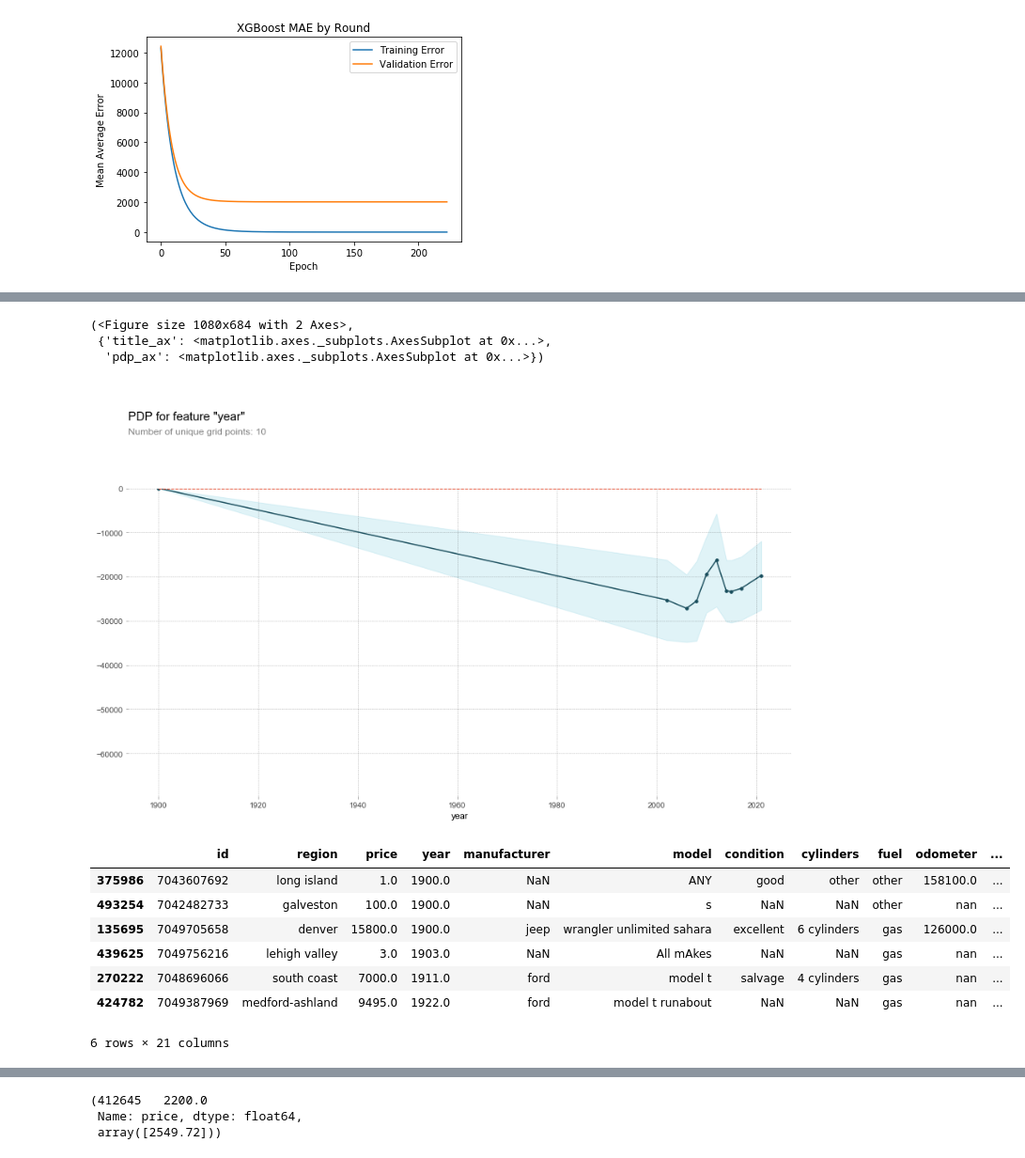
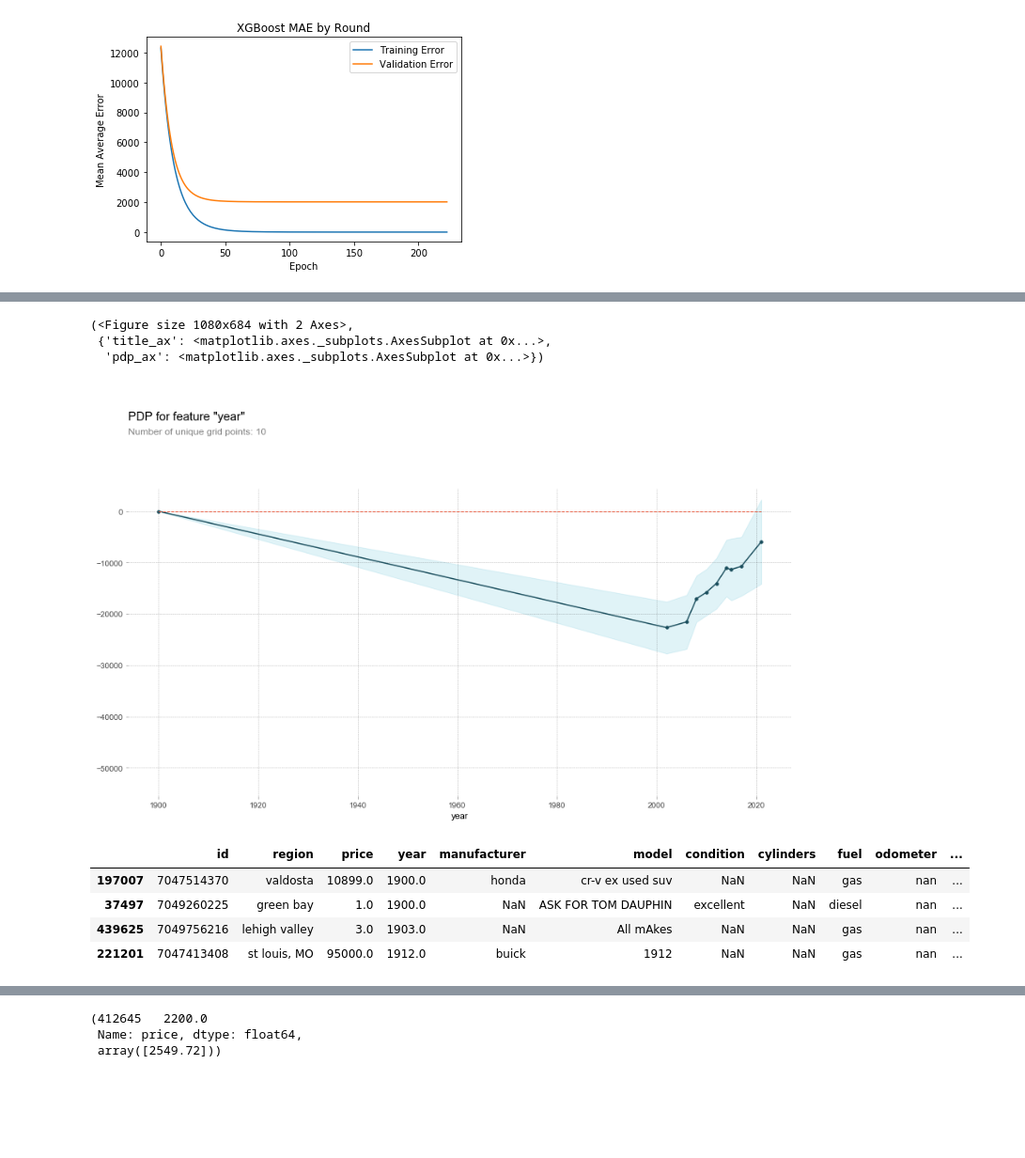
Before and after one commit to JonNData/used-car-predictor, a Jupyter notebook: notebooks/Used_cars_Build.ipynb, the cells around one changed output, grey strips where cells are left out. Shown: that part at 94% size. Cells and saved outputs as stored; diff of their text form; code cells hidden in the pictures; blank space fills up the shorter version.

```diff
--- a/notebooks/Used_cars_Build.ipynb
+++ b/notebooks/Used_cars_Build.ipynb
@@ -622,11 +645,13 @@ eli5.show_weights(
 # %%
 # x Make at least 1 partial dependence plot to explain your model.
 
+val_imp_df = pd.DataFrame(X_val_imputed, columns = X_val.columns)
 feature = 'year'
+
 isolated = pdp_isolate(
     model = pipeline,
-    dataset= X_val_imputed,
-    model_features= X_val_imputed.columns,
+    dataset= val_imp_df,
+    model_features= X_val.columns,
     feature = feature
 )
 pdp_plot(isolated, feature_name= feature)
@@ -636,19 +661,16 @@ pdp_plot(isolated, feature_name= feature)
 (<Figure size 1080x684 with 2 Axes>,
  {'title_ax': <matplotlib.axes._subplots.AxesSubplot at 0x...>,
   'pdp_ax': <matplotlib.axes._subplots.AxesSubplot at 0x...>})
-[figure, old version]
+[figure, new version]
 # %%
 # let's look at that old year
-val.sort_values(by='year').head(6)
+val.sort_values(by='year').head(4)
 # %% [output]
 |  | id | region | price | year | manufacturer | model | condition | cylinders | fuel | odometer | ... |
-| 375986 | 7043607692 | long island | 1.0 | 1900.0 | NaN | ANY | good | other | other | 158100.0 | ... |
-| 493254 | 7042482733 | galveston | 100.0 | 1900.0 | NaN | s | NaN | NaN | other | nan | ... |
-| 135695 | 7049705658 | denver | 15800.0 | 1900.0 | jeep | wrangler unlimited sahara | excellent | 6 cylinders | gas | 126000.0 | ... |
+| 197007 | 7047514370 | valdosta | 10899.0 | 1900.0 | honda | cr-v ex used suv | NaN | NaN | gas | nan | ... |
+| 37497 | 7049260225 | green bay | 1.0 | 1900.0 | NaN | ASK FOR TOM DAUPHIN | excellent | NaN | diesel | nan | ... |
 | 439625 | 7049756216 | lehigh valley | 3.0 | 1903.0 | NaN | All mAkes | NaN | NaN | gas | nan | ... |
-| 270222 | 7048696066 | south coast | 7000.0 | 1911.0 | ford | model t | salvage | 4 cylinders | gas | nan | ... |
-| 424782 | 7049387969 | medford-ashland | 9495.0 | 1922.0 | ford | model t runabout | NaN | NaN | gas | nan | ... |
+| 221201 | 7047413408 | st louis, MO | 95000.0 | 1912.0 | buick | 1912 | NaN | NaN | gas | nan | ... |
-6 rows × 21 columns
 # %%
 # STRETCH
 #  Make multiple PDPs with 2 features in interaction.
```
Also changed, not shown: parts of 22 cells of this notebook.
